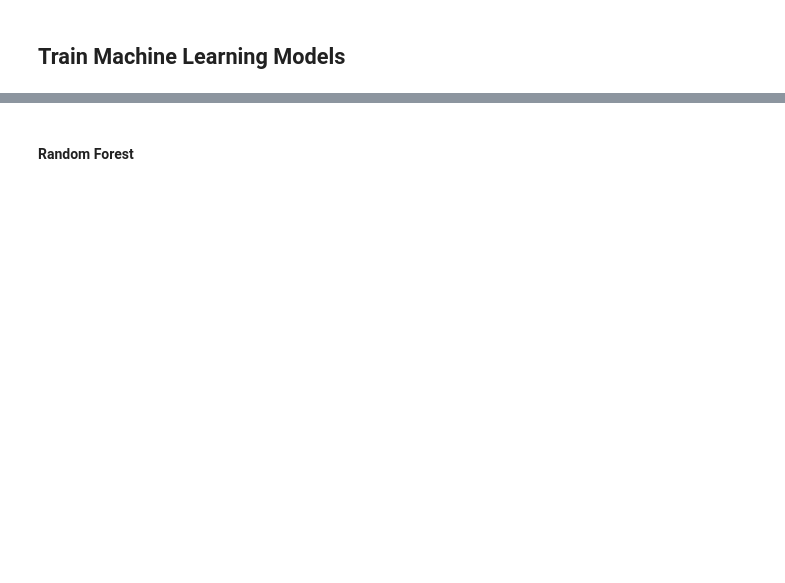
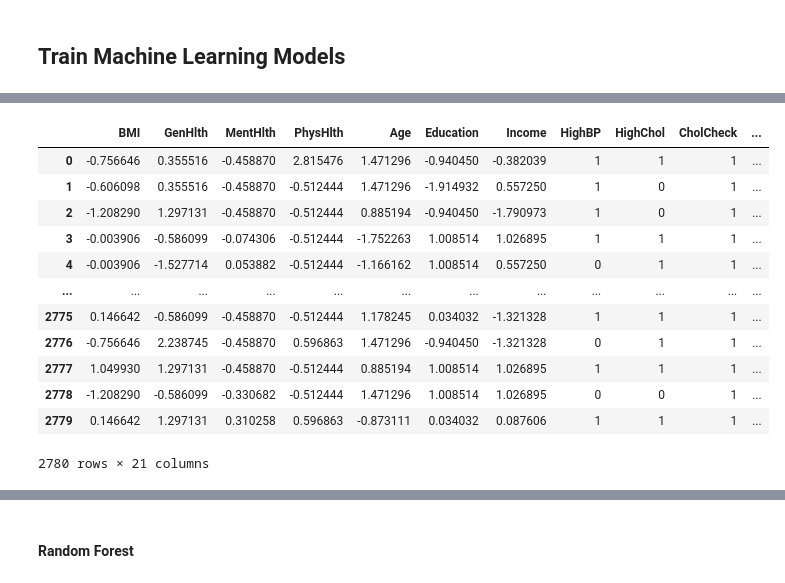
Before and after one commit to jimmafeni/Diabetes, a Jupyter notebook: Group 7/predict_prediabetes.ipynb, the cells around one changed output, grey strips where cells are left out. Drawn from its saved outputs; the diff is of its cells as text; code cells hidden in the pictures; blank space fills up the shorter version.

```diff
--- a/Group 7/predict_prediabetes.ipynb
+++ b/Group 7/predict_prediabetes.ipynb
@@ -135,0 +257,16 @@ y_train = df_train_down_stand[df_train_down_stand.columns[-1]]
+# %%
+X_test
+# %% [output]
+|  | BMI | GenHlth | MentHlth | PhysHlth | Age | Education | Income | HighBP | HighChol | CholCheck | ... |
+| 0 | -0.756646 | 0.355516 | -0.458870 | 2.815476 | 1.471296 | -0.940450 | -0.382039 | 1 | 1 | 1 | ... |
+| 1 | -0.606098 | 0.355516 | -0.458870 | -0.512444 | 1.471296 | -1.914932 | 0.557250 | 1 | 0 | 1 | ... |
+| 2 | -1.208290 | 1.297131 | -0.458870 | -0.512444 | 0.885194 | -0.940450 | -1.790973 | 1 | 0 | 1 | ... |
+| 3 | -0.003906 | -0.586099 | -0.074306 | -0.512444 | -1.752263 | 1.008514 | 1.026895 | 1 | 1 | 1 | ... |
+| 4 | -0.003906 | -1.527714 | 0.053882 | -0.512444 | -1.166162 | 1.008514 | 0.557250 | 0 | 1 | 1 | ... |
+| ... | ... | ... | ... | ... | ... | ... | ... | ... | ... | ... | ... |
+| 2775 | 0.146642 | -0.586099 | -0.458870 | -0.512444 | 1.178245 | 0.034032 | -1.321328 | 1 | 1 | 1 | ... |
+| 2776 | -0.756646 | 2.238745 | -0.458870 | 0.596863 | 1.471296 | -0.940450 | -1.321328 | 0 | 1 | 1 | ... |
+| 2777 | 1.049930 | 1.297131 | -0.458870 | -0.512444 | 0.885194 | 1.008514 | 1.026895 | 1 | 1 | 1 | ... |
+| 2778 | -1.208290 | -0.586099 | -0.330682 | -0.512444 | 1.471296 | 1.008514 | 1.026895 | 0 | 0 | 1 | ... |
+| 2779 | 0.146642 | 1.297131 | 0.310258 | 0.596863 | -0.873111 | 0.034032 | 0.087606 | 1 | 1 | 1 | ... |
+2780 rows × 21 columns
```
Also changed, not shown: parts of 139 cells of this notebook, 1 other file.
